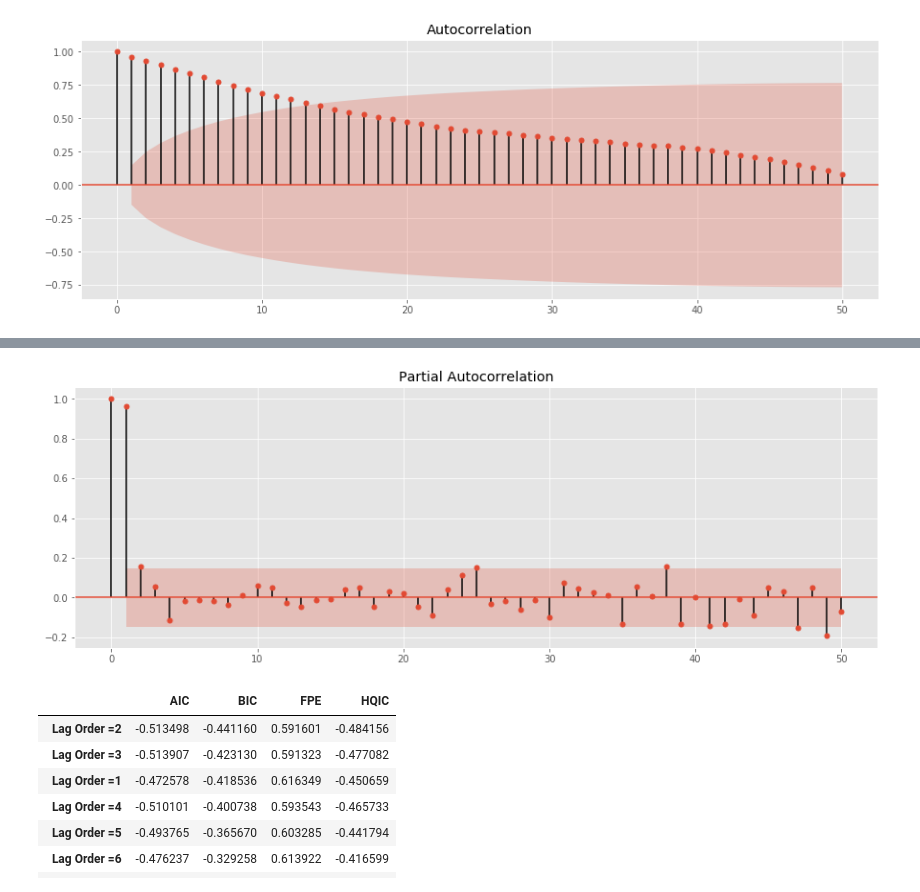
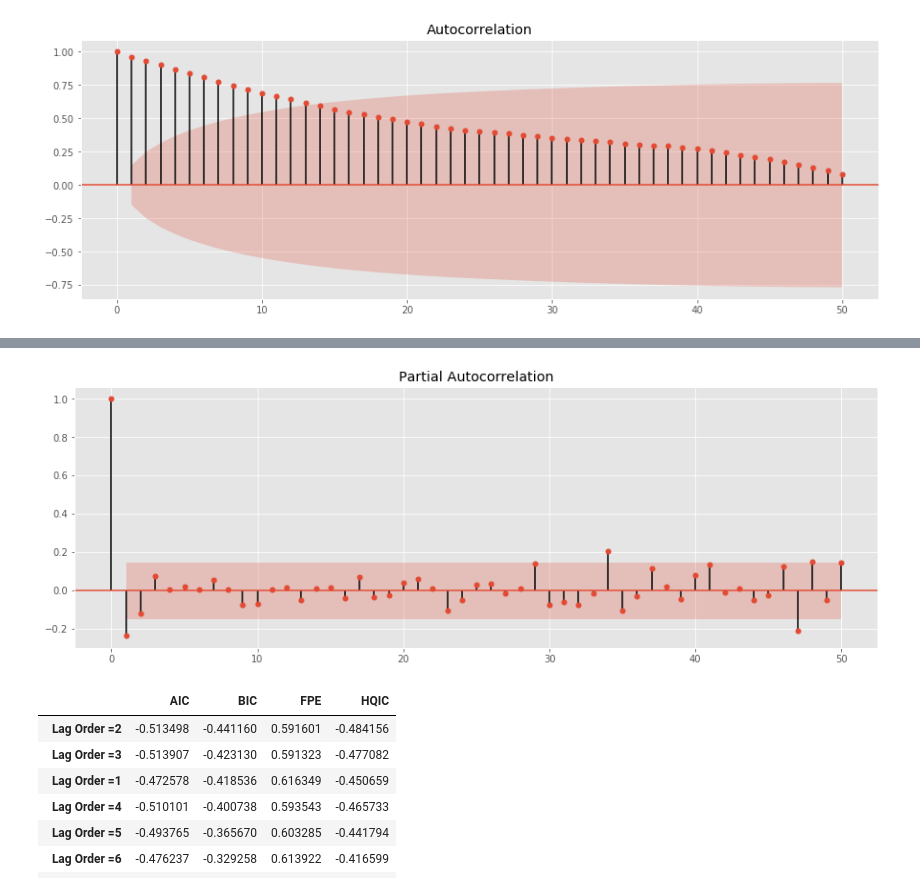
Before and after one commit to KosarevVS/CNN_TS, a Jupyter notebook: deep_cycle.ipynb, the cells around one changed output, grey strips where cells are left out. Saved outputs shown, nothing was run; the diff lists cells and outputs as text; code cells hidden in the pictures.

```diff
--- a/deep_cycle.ipynb
+++ b/deep_cycle.ipynb
@@ -124,8 +140,9 @@ plt.show() #Blue space denotes 95% confidence interval for H0: no autocorrelatio
 # %%
-plot_pacf(candidate_series, lags = 50) #PACF plot for reasonable number of lags.
-plt.show()
+plot_pacf(candidate_series.diff().dropna(), lags = 50) #PACF plot for reasonable number of lags.
+# plt.show()
+plt.savefig('pacf1.png')
 # %% [output]
-[figure, old version]
+[figure, new version]
 # %%
 from statsmodels.tsa.vector_ar.var_model import VAR
 from statsmodels.tsa.ar_model import AR
```
Also changed, not shown: parts of 36 cells of this notebook, 1 other file.
